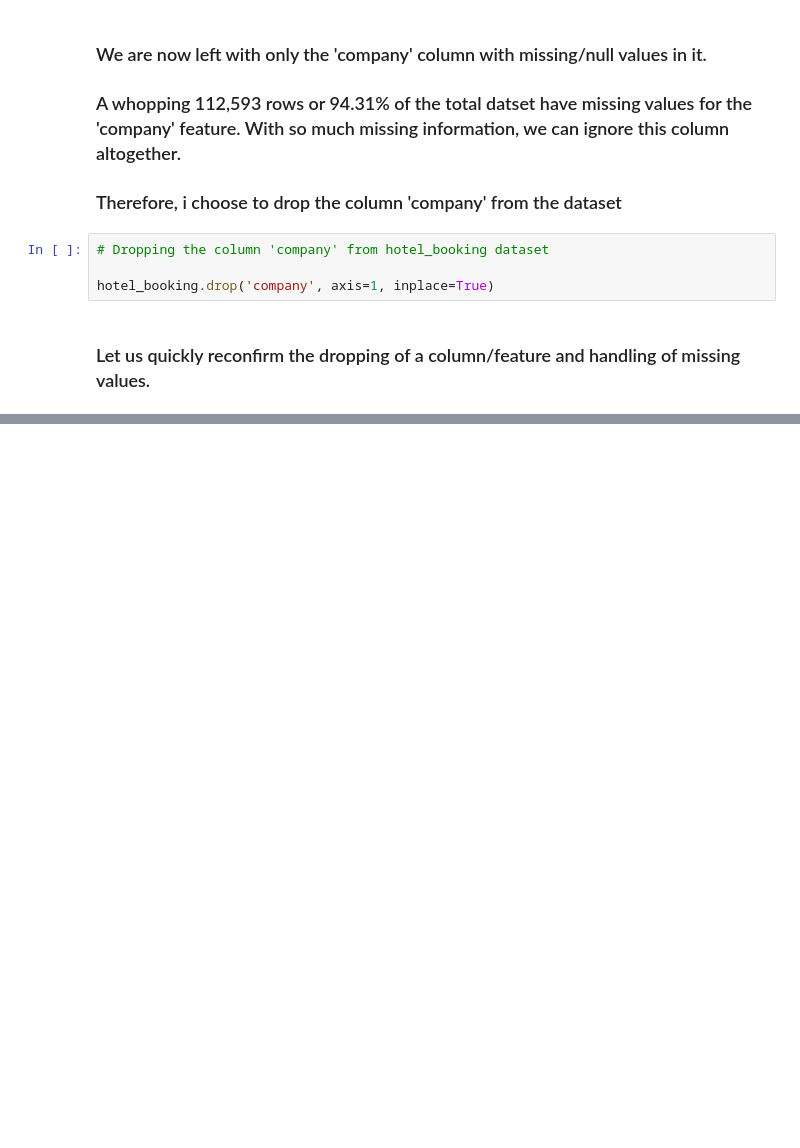
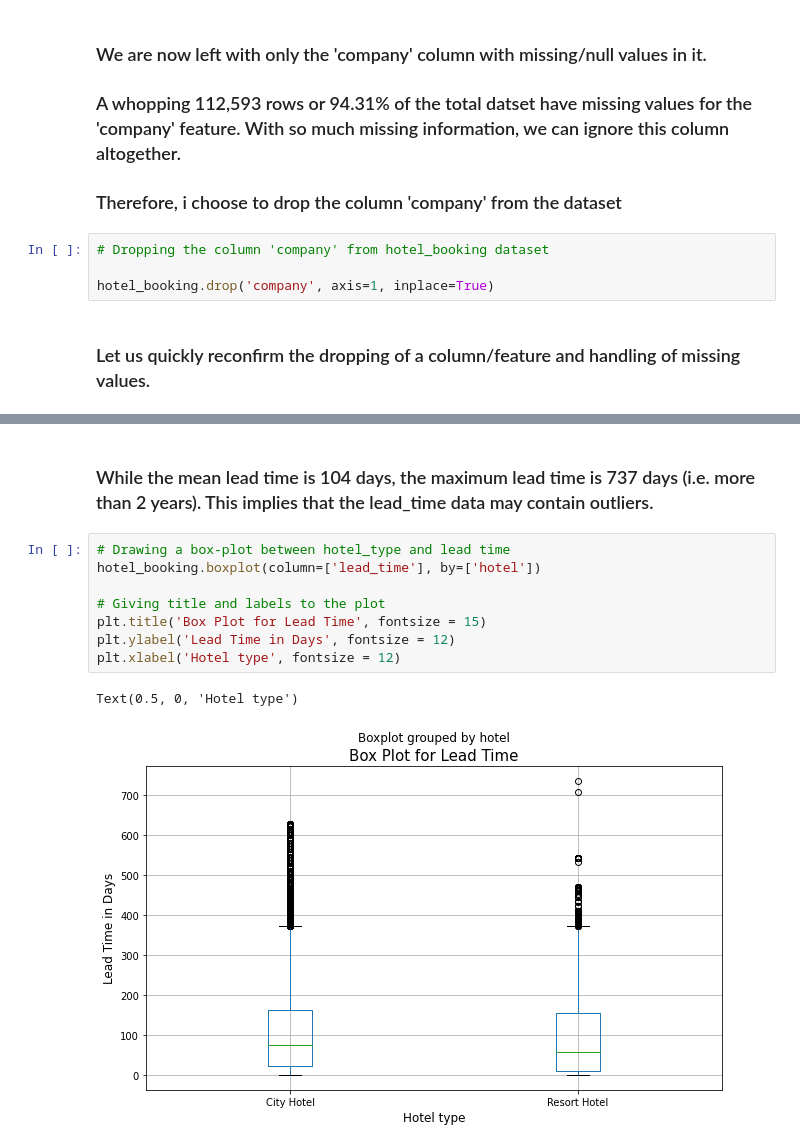
Before and after one commit to priyaregit/EDA_Hotel-Booking, a Jupyter notebook: Hotel_Booking_Analysis_EDA_Capstone_Project.ipynb, the cells around one changed output, grey strips where cells are left out. Cells and saved outputs as stored; diff of their text form; blank space fills up the shorter version.

```diff
--- a/Hotel_Booking_Analysis_EDA_Capstone_Project.ipynb
+++ b/Hotel_Booking_Analysis_EDA_Capstone_Project.ipynb
@@ -368,0 +502,13 @@ missing()
+# %% [markdown]
+### While the mean lead time is 104 days, the maximum lead time is 737 days (i.e. more than 2 years). This implies that the lead_time data may contain outliers.
+# %%
+# Drawing a box-plot between hotel_type and lead time
+hotel_booking.boxplot(column=['lead_time'], by=['hotel'])
+
+# Giving title and labels to the plot
+plt.title('Box Plot for Lead Time', fontsize = 15)
+plt.ylabel('Lead Time in Days', fontsize = 12)
+plt.xlabel('Hotel type', fontsize = 12)
+# %% [output]
+Text(0.5, 0, 'Hotel type')
+[figure, added]
```
Also changed, not shown: parts of 23 cells of this notebook.
